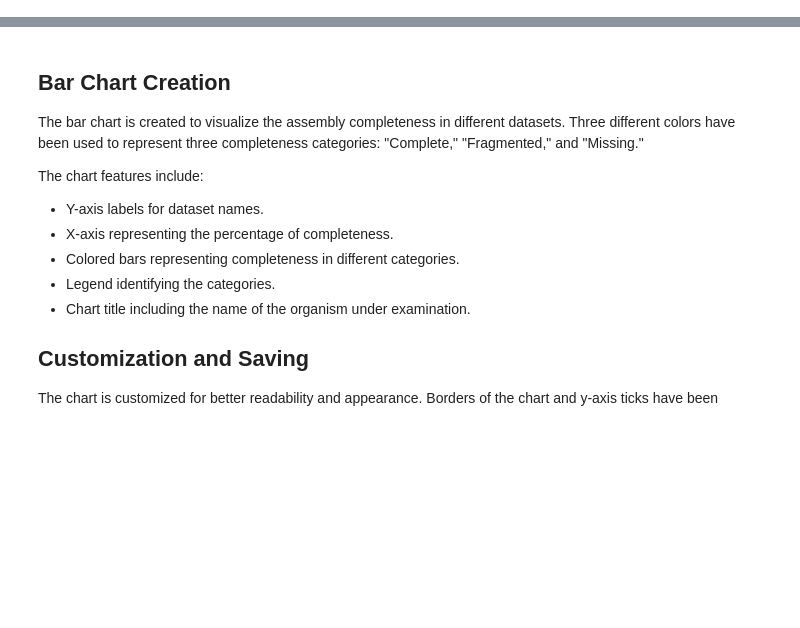
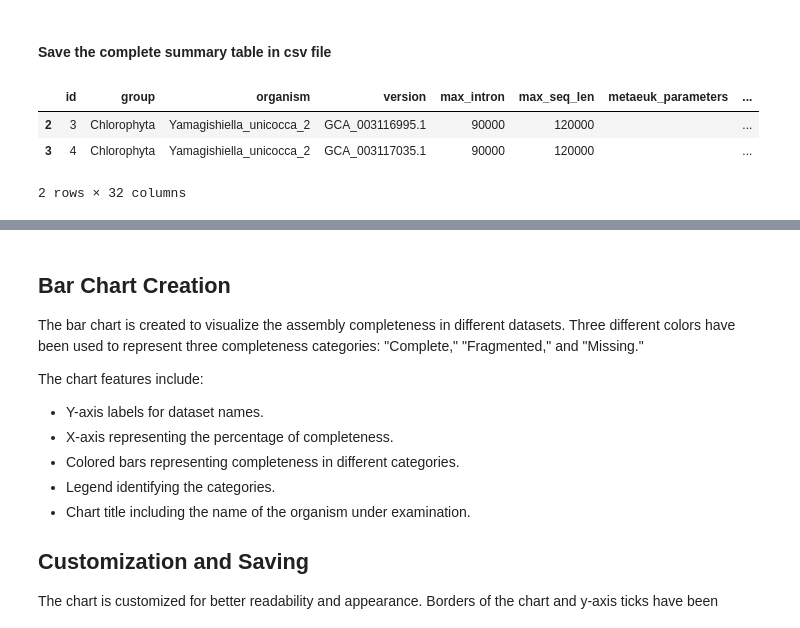
Before and after one commit to lorenzo-arcioni/BioSwiftAnalytics, a Jupyter notebook: busco-results-plot.ipynb, the cells around one changed output, grey strips where cells are left out. Cells and saved outputs as stored; diff of their text form; code cells hidden in the pictures; blank space fills up the shorter version.

```diff
--- a/busco-results-plot.ipynb
+++ b/busco-results-plot.ipynb
@@ -22,0 +133,9 @@ The data required for analysis is contained in JSON files, and these data are lo
+# %% [markdown]
+#### Save the complete summary table in csv file
+# %%
+summary_data[summary_data['organism'] == 'Yamagishiella_unicocca_2']
+# %% [output]
+|  | id | group | organism | version | max_intron | max_seq_len | metaeuk_parameters | ... |
+| 2 | 3 | Chlorophyta | Yamagishiella_unicocca_2 | GCA_003116995.1 | 90000 | 120000 |  | ... |
+| 3 | 4 | Chlorophyta | Yamagishiella_unicocca_2 | GCA_003117035.1 | 90000 | 120000 |  | ... |
+2 rows × 32 columns
```
Also changed, not shown: parts of 12 cells of this notebook, 3 other files.
